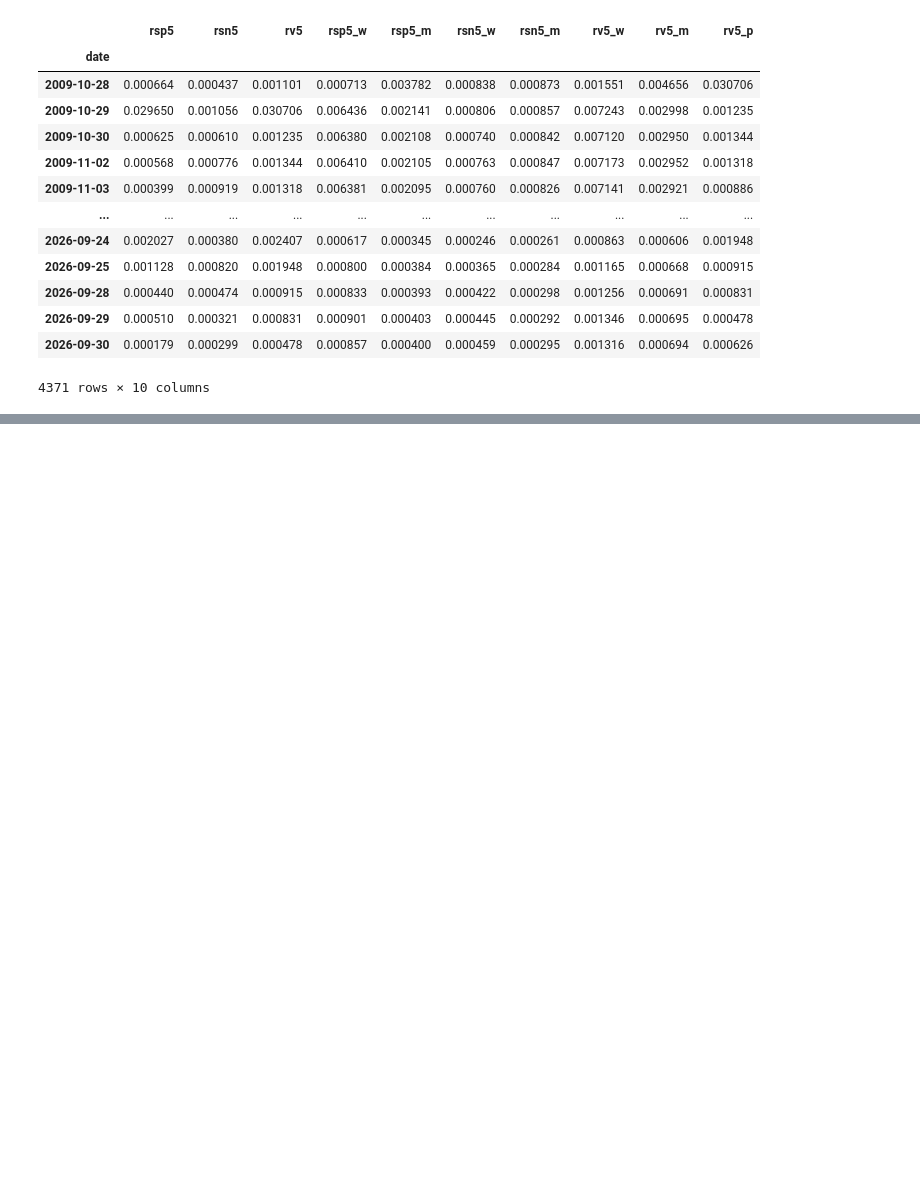
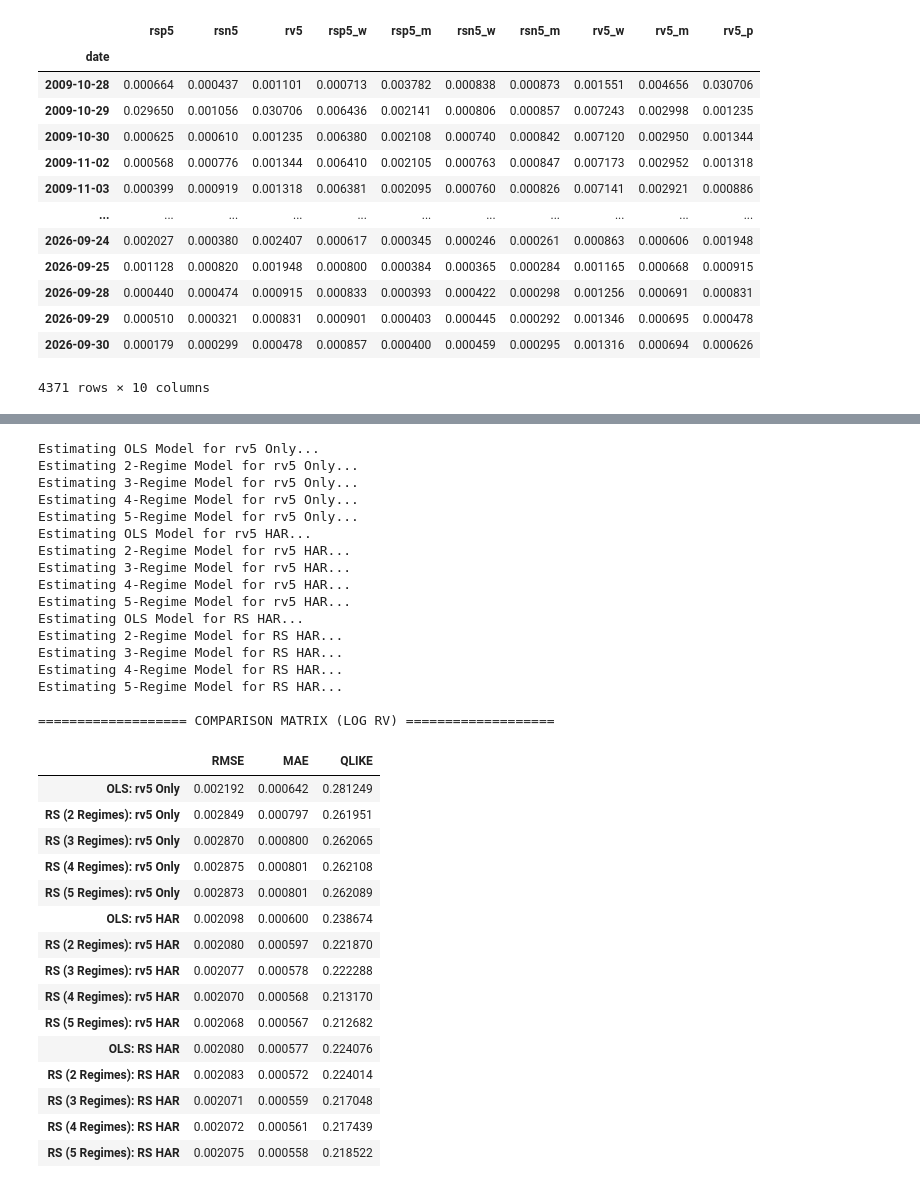
Before and after one commit to Deangr-econ/torch-volatility-engine, a Jupyter notebook: HAR_Markov_Switching.ipynb, the cells around one changed output, grey strips where cells are left out. Drawn from its saved outputs; the diff is of its cells as text; code cells hidden in the pictures; blank space fills up the shorter version.

```diff
--- a/HAR_Markov_Switching.ipynb
+++ b/HAR_Markov_Switching.ipynb
@@ -1344,7 +644,7 @@ import torch
 data_model = np.log(data).copy()
 
 # Configure which regimes you want to dynamically test/compare
-regimes_to_test = [2, 3]
+regimes_to_test = [*range(2,6)]
 
 # Define the three different predictor groups
 predictor_groups = {
@@ -1353,39 +653,73 @@ predictor_groups = {
     'RS HAR': ['rsp5', 'rsn5', 'rsp5_w', 'rsn5_w', 'rsp5_m', 'rsn5_m']
 }
 
-results_dict = {}
+results_dict_log_rv = {}
 
 for group_name, exog_cols in predictor_groups.items():
     # -----------------------------------------------------
     # 1. Base OLS Estimation (No regimes)
     # -----------------------------------------------------
     print(f"Estimating OLS Model for {group_name}...")
     df_subset = data_model[['rv5_p'] + exog_cols].copy()
     _, pred_tensor, _, y_test_tensor = FSP(df_subset, target_col='rv5_p', train_pct=0.80)
 
     # FIXED: Since df_subset is logged, we must pass is_log=True to get level-scale metrics!
     metrics_ols = get_forecast_metrics(y_test_tensor.numpy(), pred_tensor.numpy(), is_log=True)
-    results_dict[f'OLS: {group_name}'] = metrics_ols
+    results_dict_log_rv[f'OLS: {group_name}'] = metrics_ols
 
     # -----------------------------------------------------
     # 2. Dynamic Regime Switching Models
     # -----------------------------------------------------
     for r in regimes_to_test:
         print(f"Estimating {r}-Regime Model for {group_name}...")
         res_rs = run_ms_har_forecasting(
             data=data_model,
             target_col='rv5_p',
             exog_cols=exog_cols,
             train_split=0.80,
             n_regimes=r,
             is_log=True,
             verbose=False
         )
-        results_dict[f'RS ({r} Regimes): {group_name}'] = res_rs['metrics']
+        results_dict_log_rv[f'RS ({r} Regimes): {group_name}'] = res_rs['metrics']
 
 # =====================================================
 # Build Comparison Matrix
 # =====================================================
-comparison_matrix = pd.DataFrame(results_dict).T
-print("\n=================== COMPARISON MATRIX ===================")
-display(comparison_matrix.style.highlight_min(axis=0, color='lightgreen'))
+comparison_matrix_log_rv = pd.DataFrame(results_dict_log_rv).T
+print("\n=================== COMPARISON MATRIX (LOG RV) ===================")
+display(comparison_matrix_log_rv.style.highlight_min(axis=0, color='lightgreen'))
+# %% [output]
+Estimating OLS Model for rv5 Only...
+Estimating 2-Regime Model for rv5 Only...
+Estimating 3-Regime Model for rv5 Only...
+Estimating 4-Regime Model for rv5 Only...
+Estimating 5-Regime Model for rv5 Only...
+Estimating OLS Model for rv5 HAR...
+Estimating 2-Regime Model for rv5 HAR...
+Estimating 3-Regime Model for rv5 HAR...
+Estimating 4-Regime Model for rv5 HAR...
+Estimating 5-Regime Model for rv5 HAR...
+Estimating OLS Model for RS HAR...
+Estimating 2-Regime Model for RS HAR...
+Estimating 3-Regime Model for RS HAR...
+Estimating 4-Regime Model for RS HAR...
+Estimating 5-Regime Model for RS HAR...
+
+=================== COMPARISON MATRIX (LOG RV) ===================
+|  | RMSE | MAE | QLIKE |
+| OLS: rv5 Only | 0.002192 | 0.000642 | 0.281249 |
+| RS (2 Regimes): rv5 Only | 0.002849 | 0.000797 | 0.261951 |
+| RS (3 Regimes): rv5 Only | 0.002870 | 0.000800 | 0.262065 |
+| RS (4 Regimes): rv5 Only | 0.002875 | 0.000801 | 0.262108 |
+| RS (5 Regimes): rv5 Only | 0.002873 | 0.000801 | 0.262089 |
+| OLS: rv5 HAR | 0.002098 | 0.000600 | 0.238674 |
+| RS (2 Regimes): rv5 HAR | 0.002080 | 0.000597 | 0.221870 |
+| RS (3 Regimes): rv5 HAR | 0.002077 | 0.000578 | 0.222288 |
+| RS (4 Regimes): rv5 HAR | 0.002070 | 0.000568 | 0.213170 |
+| RS (5 Regimes): rv5 HAR | 0.002068 | 0.000567 | 0.212682 |
+| OLS: RS HAR | 0.002080 | 0.000577 | 0.224076 |
+| RS (2 Regimes): RS HAR | 0.002083 | 0.000572 | 0.224014 |
+| RS (3 Regimes): RS HAR | 0.002071 | 0.000559 | 0.217048 |
+| RS (4 Regimes): RS HAR | 0.002072 | 0.000561 | 0.217439 |
+| RS (5 Regimes): RS HAR | 0.002075 | 0.000558 | 0.218522 |
```
Also changed, not shown: parts of 16 cells of this notebook.
